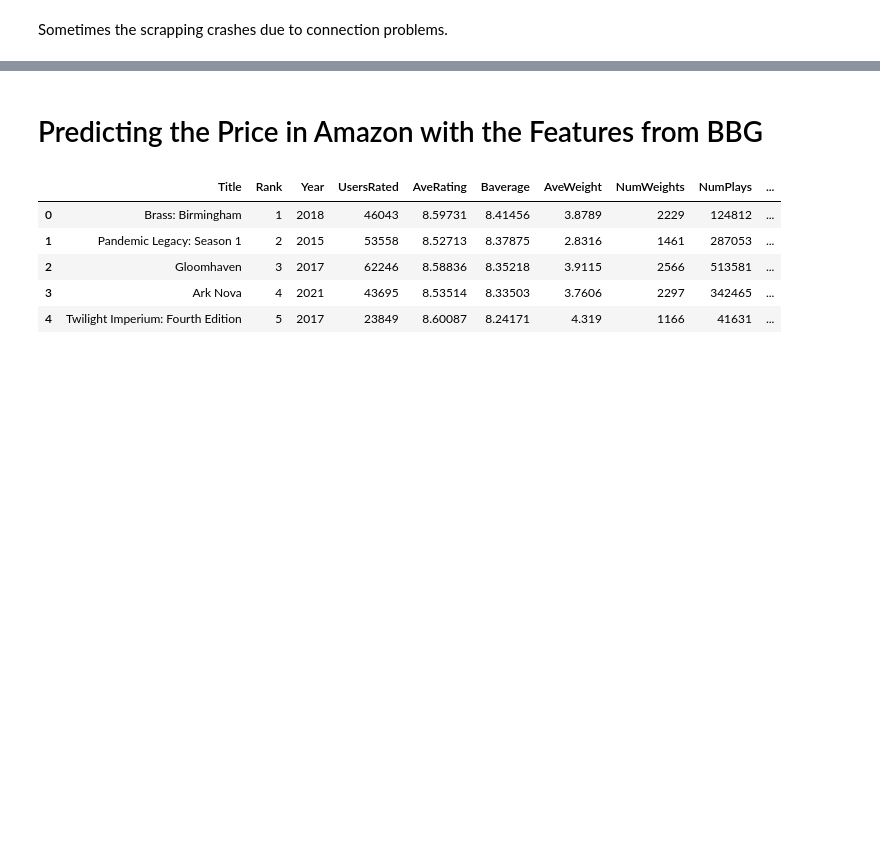
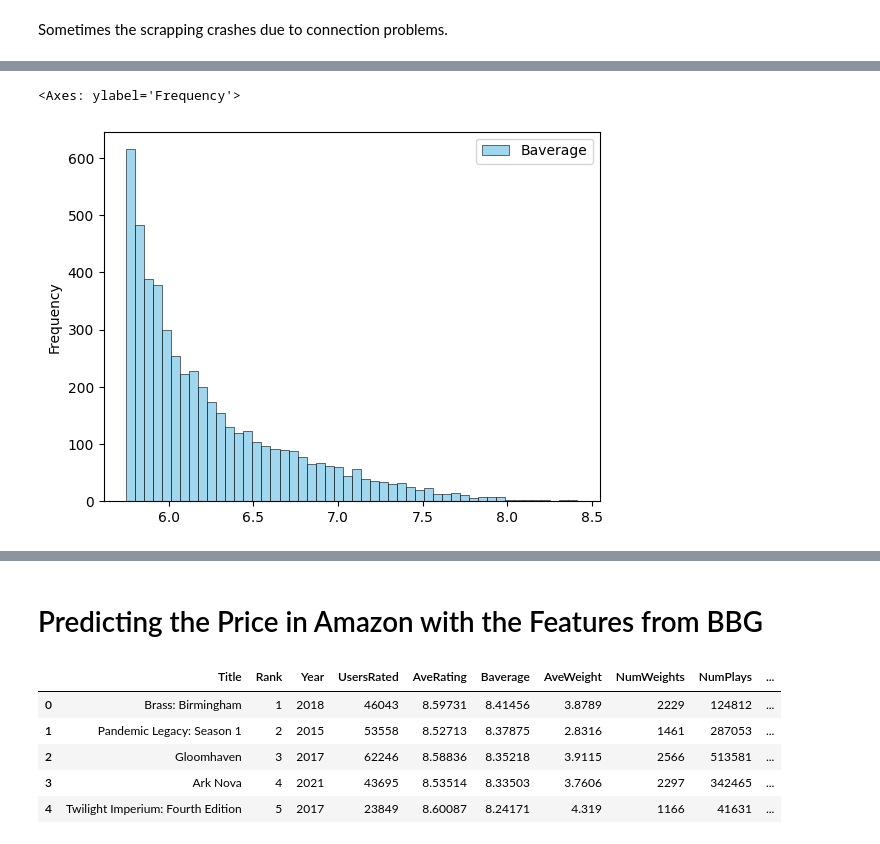
Before and after one commit to manuelarcer/bgg, a Jupyter notebook: bgg_scraper_v2.ipynb, the cells around one changed output, grey strips where cells are left out. Saved outputs shown, nothing was run; the diff lists cells and outputs as text; code cells hidden in the pictures; blank space fills up the shorter version.

```diff
--- a/bgg_scraper_v2.ipynb
+++ b/bgg_scraper_v2.ipynb
@@ -150,2 +220,4 @@ KeyboardInterrupt:
+# %%
+games_data_df = pd.read_pickle('games_data_df.pkl')
 # %% [markdown]
 Sometimes the scrapping crashes due to connection problems.
@@ -162,0 +226,13 @@ for url in listurls[:num_urls_subset]:
+# %%
+columnstonum = ['Rank', 'Year', 'UsersRated', 'NumWeights', 'NumPlays', 'NumAwards', 'PCountRecomm_min',
+                'PCountRecomm_max', 'PCountBest_min', 'PCountBest_max', 'PCount_votes', 'MinPlayTime', 'MaxPlayTime',
+                'RankCategory_1', 'RankCategory_2',
+                'AveRating', 'Baverage', 'StdDev', 'AveWeight', 'ScoreCategory_1', 'ScoreCategory_2']
+for col in columnstonum:
+    games_data_df[col] = pd.to_numeric(games_data_df[col], errors='coerce')
+
+# remove $ from AmazonPrice and convert to numeric
+games_data_df['AmazonPrice'] = games_data_df['AmazonPrice'].str.replace('$', '')
+games_data_df['AmazonPrice'] = pd.to_numeric(games_data_df['AmazonPrice'], errors='coerce')
+
+games_data_df.describe()
@@ -163 +250,8 @@ for url in listurls[:num_urls_subset]:
+# %%
+# Make GameCategory_X type as category
+games_data_df['GameCategory_1'] = games_data_df['GameCategory_1'].astype('category')
+games_data_df['GameCategory_2'] = games_data_df['GameCategory_2'].astype('category')
+
+games_data_df['GameCategory_1'] = games_data_df['GameCategory_1'].str.strip()
+games_data_df['GameCategory_2'] = games_data_df['GameCategory_2'].str.strip()
 # %%
@@ -209,0 +268,5 @@ results.head()
+# %%
+games_data_df.plot.hist(y='Baverage', bins=50, alpha=0.8, edgecolor='black', linewidth=0.5, color='skyblue')
+# %% [output]
+<Axes: ylabel='Frequency'>
+[figure, added]
```
Also changed, not shown: parts of 30 cells of this notebook.
